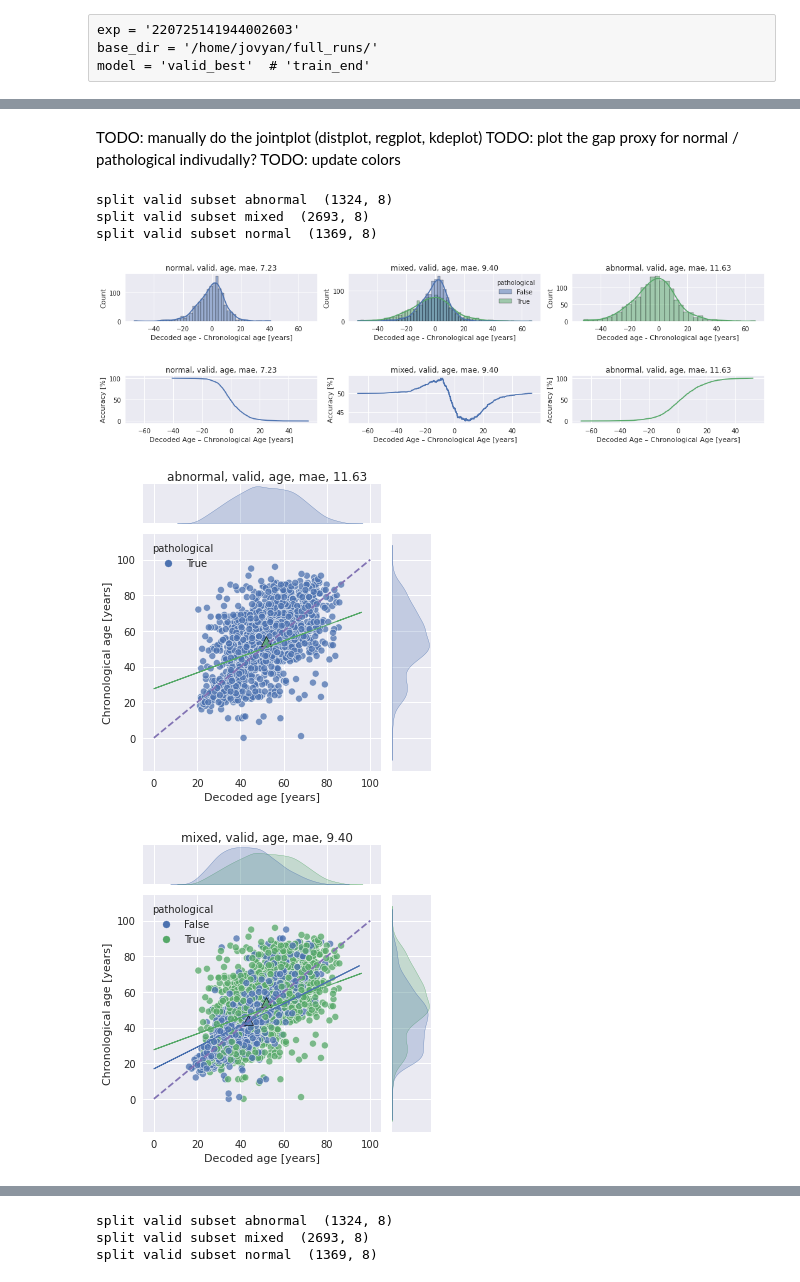
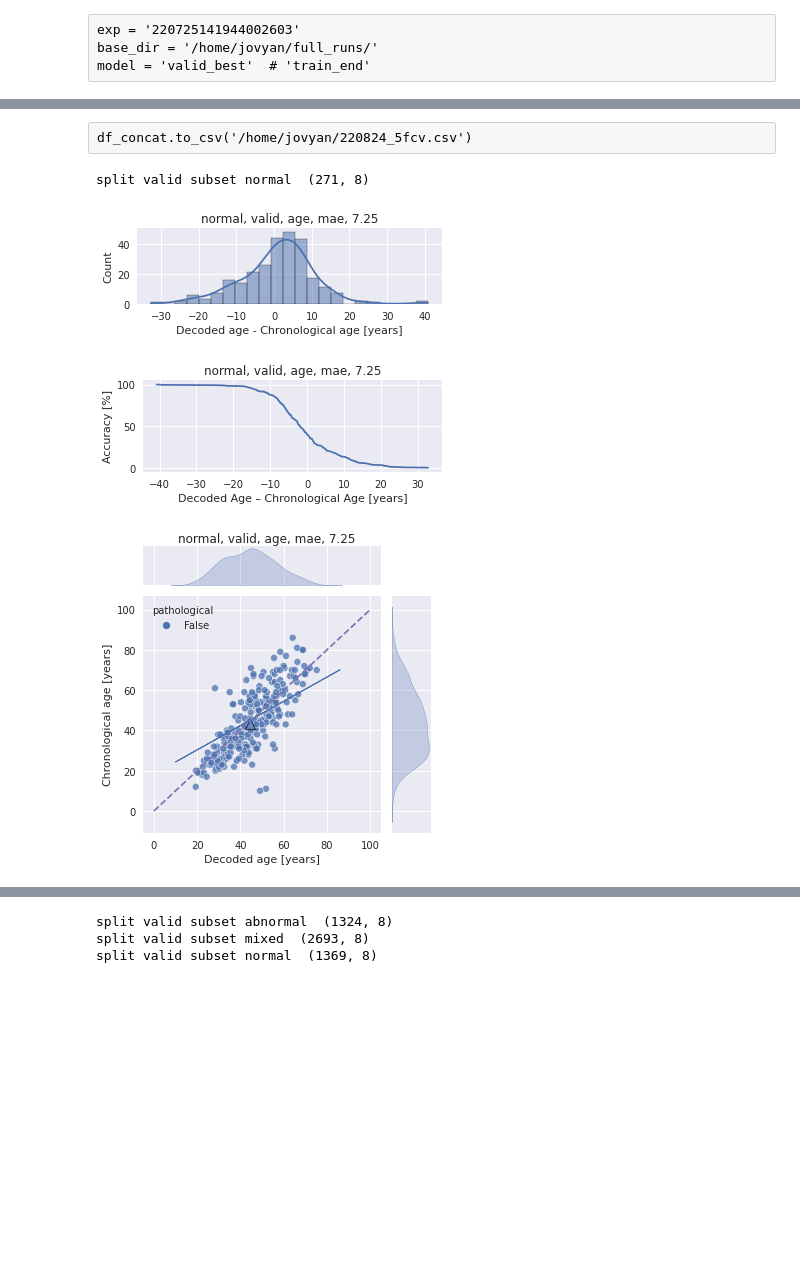
Before and after one commit to gemeinl/eeg-brain-age, a Jupyter notebook: post_hoc_analysis.ipynb, the cells around one changed output, grey strips where cells are left out. Drawn from its saved outputs; the diff is of its cells as text; code cells hidden in the pictures; blank space fills up the shorter version.

```diff
--- a/post_hoc_analysis.ipynb
+++ b/post_hoc_analysis.ipynb
@@ -48,13 +51,3 @@ n_jobs = 6
 exp = '220725141944002603'
 base_dir = '/home/jovyan/full_runs/'
 model = 'valid_best'  # 'train_end'
-# %%
-def load_exp(base_dir, exp, checkpoint):
-    with open(os.path.join(base_dir, exp, f'checkpoint/{model}_model.pkl'), 'rb') as f:
-        clf = pickle.load(f)
-    with open(os.path.join(base_dir, exp, 'data_scaler.pkl'), 'rb') as f:
-        data_scaler = pickle.load(f)
-    with open(os.path.join(base_dir, exp, 'target_scaler.pkl'), 'rb') as f:
-        target_scaler = pickle.load(f)
-    config = pd.read_csv(os.path.join(base_dir, exp, 'config.csv'), index_col=0).squeeze()
-    return clf, data_scaler, target_scaler, config
@@ -104,10 +130,11 @@ def predict_ds(clf, ds, mapping, target_scaler, data_scaler, n_channels, n_preds
 # %%
-only_valid = False
+only_valid = True
+subsets = ['normal']#, 'mixed', 'abnormal']
+mem_efficient = True
 # %%
 dfs = []
 for exp_i, exp in exps.items():
     clf, data_scaler, target_scaler, config = load_exp(base_dir, exp, model)
-    subsets = ['normal', 'mixed', 'abnormal']
     for subset_i, subset in enumerate(subsets):
         train, valid, mapping = get_datasets(
             config.data_path,
@@ -134,7 +161,19 @@ for exp_i, exp in exps.items():
                 print("skipping train")
                 continue
             preds, targets = predict_ds(
-                clf, ds, mapping, target_scaler, data_scaler, n_channels, n_preds_per_input)
+                clf,
+                ds,
+                mapping,
+                target_scaler,
+                data_scaler,
+                n_channels,
+                int(config.window_size_samples),
+                n_preds_per_input,
+                min(n_jobs, int(config.n_jobs)),
+                int(config.preload),
+                mem_efficient=mem_efficient,
+            )
+            print(preds.shape, targets.shape)
             if config.target_name in ['age']:
                 score = mean_absolute_error(targets, preds)
             else:
@@ -190,4 +229,2 @@ df_concat
-# %% [markdown]
-TODO: manually do the jointplot (distplot, regplot, kdeplot)
-TODO: plot the gap proxy for normal / pathological indivudally?
-TODO: update colors
+# %% [raw]
+df_concat.to_csv('/home/jovyan/220824_5fcv.csv')
@@ -194,8 +235,11 @@ TODO: update colors
+# %%
+plot_only_valid = False
+this_df_concat = df_concat[df_concat.split == 'valid'] if plot_only_valid else df_concat
 # %%
 grouping = ['split', 'subset']#, 'fold']
-splits = list(df_concat.split.unique())
+splits = list(this_df_concat.split.unique())
 n_splits = len(splits)
-subsets = list(df_concat.subset.unique())
+subsets = list(this_df_concat.subset.unique())
 n_subsets = len(subsets)
 #fig, ax_arr = plt.subplots(
 #    n_splits, n_subsets, figsize=(5*n_subsets, 5*n_splits), squeeze=False, sharex=True, sharey=True)
@@ -203,7 +247,7 @@ fig2, ax_arr2 = plt.subplots(
     n_splits, n_subsets, figsize=(5*n_subsets, 2*n_splits), squeeze=False, sharex=True)
 fig3, ax_arr3 = plt.subplots(
     n_splits, n_subsets, figsize=(5*n_subsets, 2*n_splits), squeeze=False, sharex=True)
-for x, df in df_concat.groupby(grouping):
+for x, df in this_df_concat.groupby(grouping):
     split_i = splits.index(x[0])
     subset_i = subsets.index(x[1])
     fold = '' if len(x) == 2 else x[2]
@@ -212,37 +256,34 @@ for x, df in df_concat.groupby(grouping):
     score_name = 'acc' if config.target_name != 'age' else 'mae'
     score = mean_absolute_error(df.y_true, df.y_pred) if config.target_name == 'age' else balanced_accuracy_score(df.y_true, df.y_pred)
     title = f"{x[1]}, {x[0]}, {config.target_name}, {score_name}, {score:.2f}"
     #ax = plot_chronological_vs_predicted_age(
     #    df,
     #    dummy=None,  # mean_train_age?
     #    ax=ax_arr[split_i, subset_i],
     #)
     #ax.figure.tight_layout()
     #ax.set_title(title)
 
     ax4 = plot_joint_scatter(df)
     ax4.figure.tight_layout()
     ax4.fig.subplots_adjust(top=0.94)
     ax4.fig.suptitle(title);
 
     ax2 = plot_age_gap_hist(
         df,
         ax=ax_arr2[split_i, subset_i],
     )
     ax2.figure.tight_layout()
     ax2.set_title(title)
 
     ax3 = plot_thresh_to_acc(
         df,
         ax=ax_arr3[split_i, subset_i],
     )
     ax3.figure.tight_layout()
     ax3.set_title(title)
 # %% [output]
-split valid subset abnormal  (1324, 8)
-split valid subset mixed  (2693, 8)
-split valid subset normal  (1369, 8)
+split valid subset normal  (271, 8)
-[figure, old version]
+[figure, new version]
-[figure, old version]
+[figure, new version]
-[figure, old version]
+[figure, new version]
-[figure, removed]
```
Also changed, not shown: parts of 16 cells of this notebook, 2 other files.
